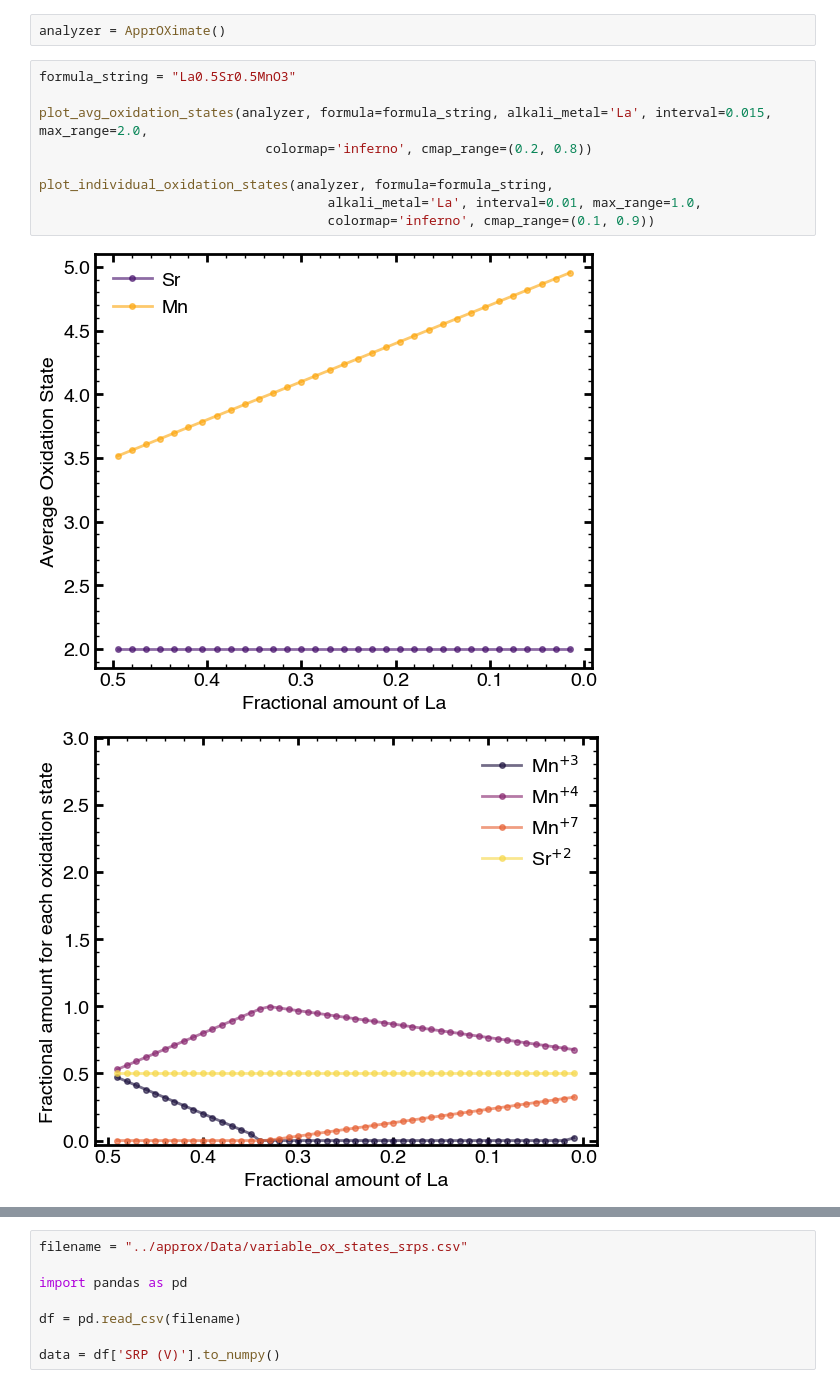
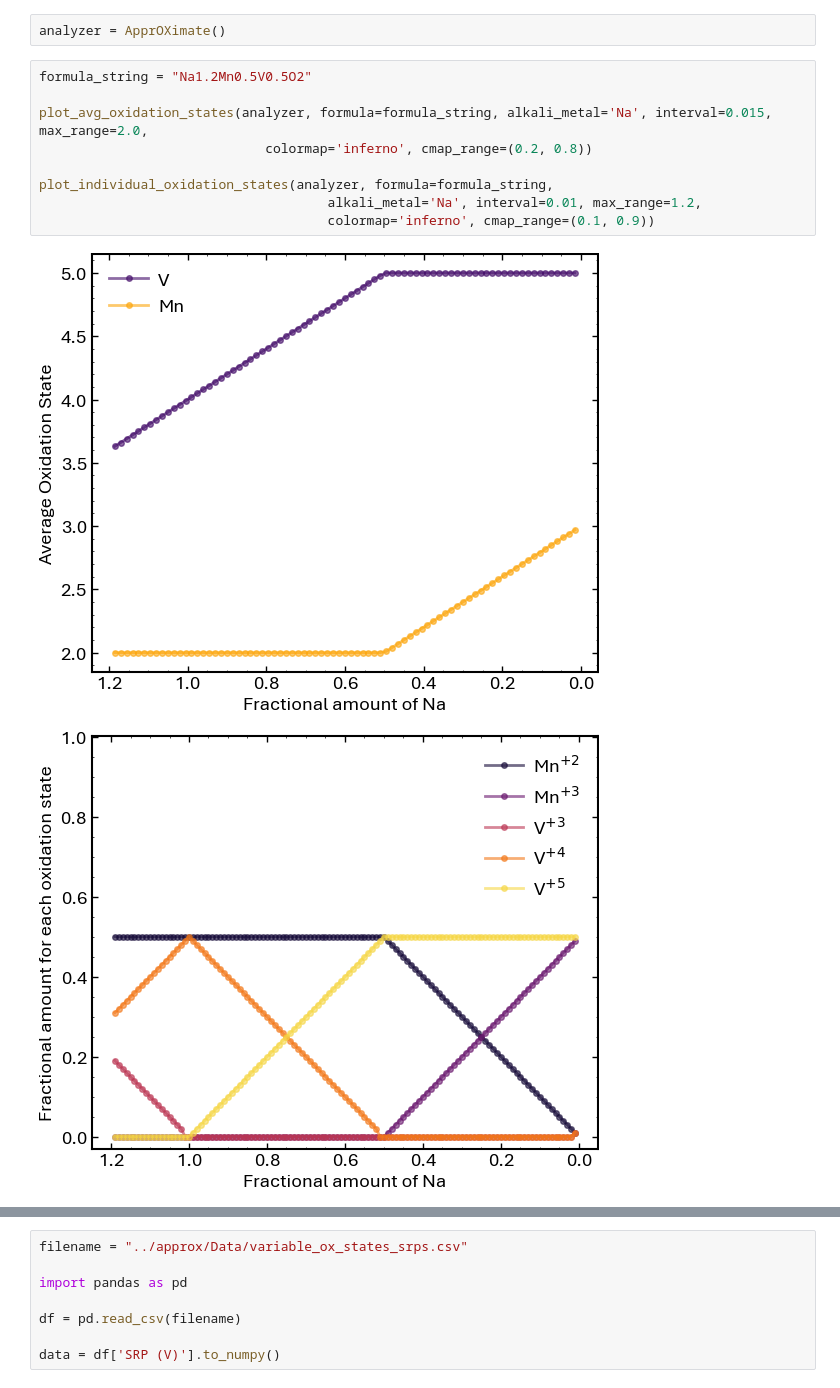
Before and after one commit to RedHorizonss/apprOXimate, a Jupyter notebook: plotting_notebooks/publication_plots.ipynb, the cells around one changed output, grey strips where cells are left out. Saved outputs shown, nothing was run; the diff lists cells and outputs as text.

Commit message:
publication plots

```diff
--- a/plotting_notebooks/publication_plots.ipynb
+++ b/plotting_notebooks/publication_plots.ipynb
@@ -3,17 +3,17 @@ from cleaningup_plottingcode import *
 # %%
 analyzer = ApprOXimate()
 # %%
-formula_string = "La0.5Sr0.5MnO3"
+formula_string = "Na1.2Mn0.5V0.5O2"
 
-plot_avg_oxidation_states(analyzer, formula=formula_string, alkali_metal='La', interval=0.015, max_range=2.0,
+plot_avg_oxidation_states(analyzer, formula=formula_string, alkali_metal='Na', interval=0.015, max_range=2.0,
                              colormap='inferno', cmap_range=(0.2, 0.8))
 
 plot_individual_oxidation_states(analyzer, formula=formula_string,
-                                     alkali_metal='La', interval=0.01, max_range=1.0,
+                                     alkali_metal='Na', interval=0.01, max_range=1.2,
                                      colormap='inferno', cmap_range=(0.1, 0.9))
 # %% [output]
-[figure, old version]
+[figure, new version]
-[figure, old version]
+[figure, new version]
 # %%
 plot_individual_oxidation_states(analyzer, formula="LiMnO1.5",
                                      alkali_metal='Li', interval=0.01, max_range=2.0,
```
Also changed, not shown: parts of 9 cells of this notebook, 5 other files.
